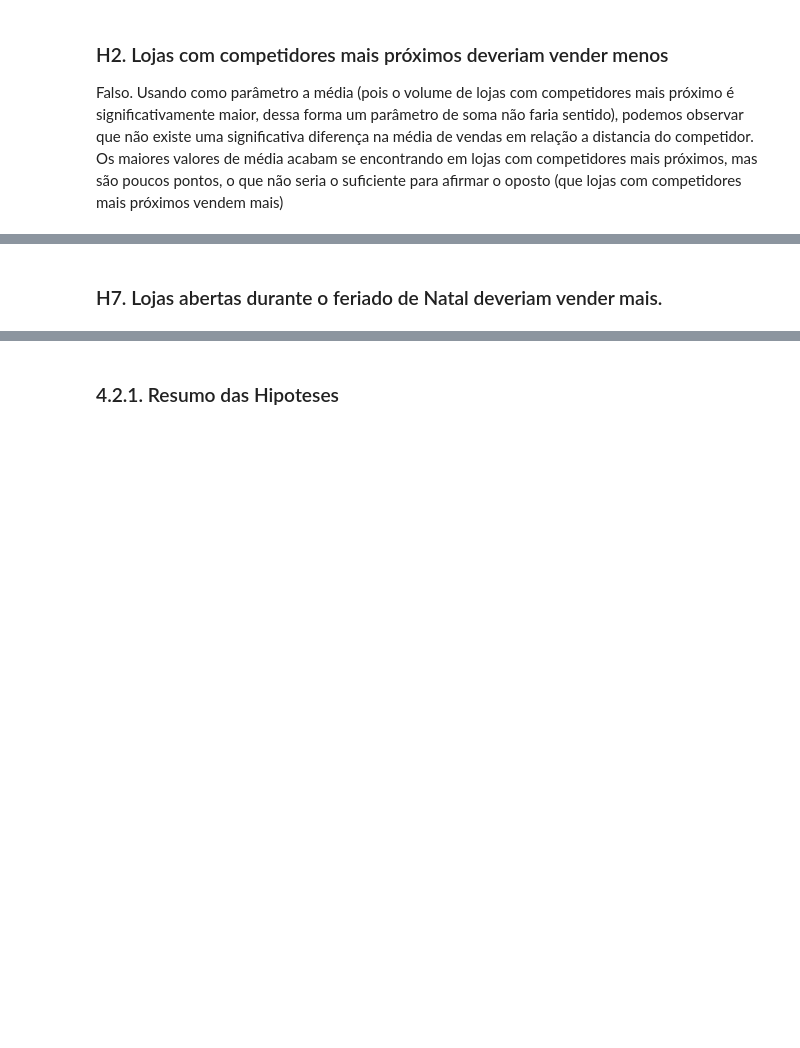
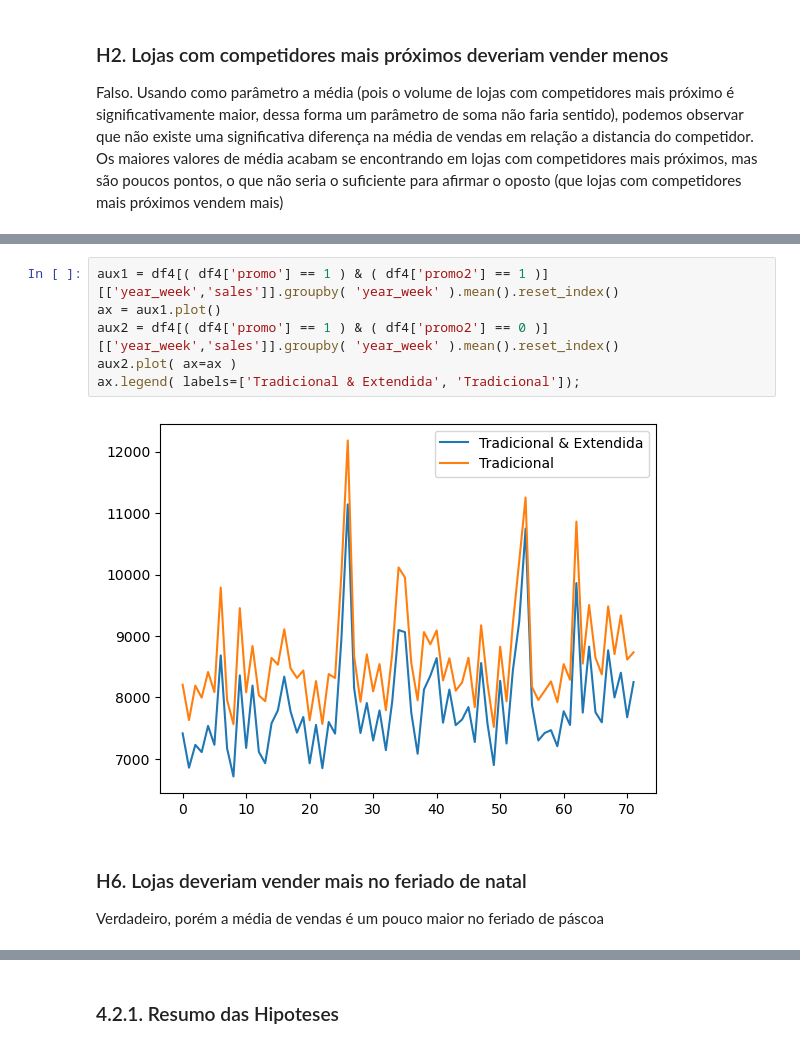
Before and after one commit to MicheleLopes/ds_em_producao, a Jupyter notebook: Untitled.ipynb, the cells around one changed output, grey strips where cells are left out. Saved outputs shown, nothing was run; the diff lists cells and outputs as text; blank space fills up the shorter version.

```diff
--- a/Untitled.ipynb
+++ b/Untitled.ipynb
@@ -518,2 +513,11 @@ plt.tight_layout()
+# %%
+aux1 = df4[( df4['promo'] == 1 ) & ( df4['promo2'] == 1 )][['year_week','sales']].groupby( 'year_week' ).mean().reset_index()
+ax = aux1.plot()
+aux2 = df4[( df4['promo'] == 1 ) & ( df4['promo2'] == 0 )][['year_week','sales']].groupby( 'year_week' ).mean().reset_index()
+aux2.plot( ax=ax )
+ax.legend( labels=['Tradicional & Extendida', 'Tradicional']);
+# %% [output]
+[figure, added]
 # %% [markdown]
-### H7. Lojas abertas durante o feriado de Natal deveriam vender mais.
+### H6. Lojas deveriam vender mais no feriado de natal
+Verdadeiro, porém a média de vendas é um pouco maior no feriado de páscoa
```
Also changed, not shown: parts of 34 cells of this notebook.
